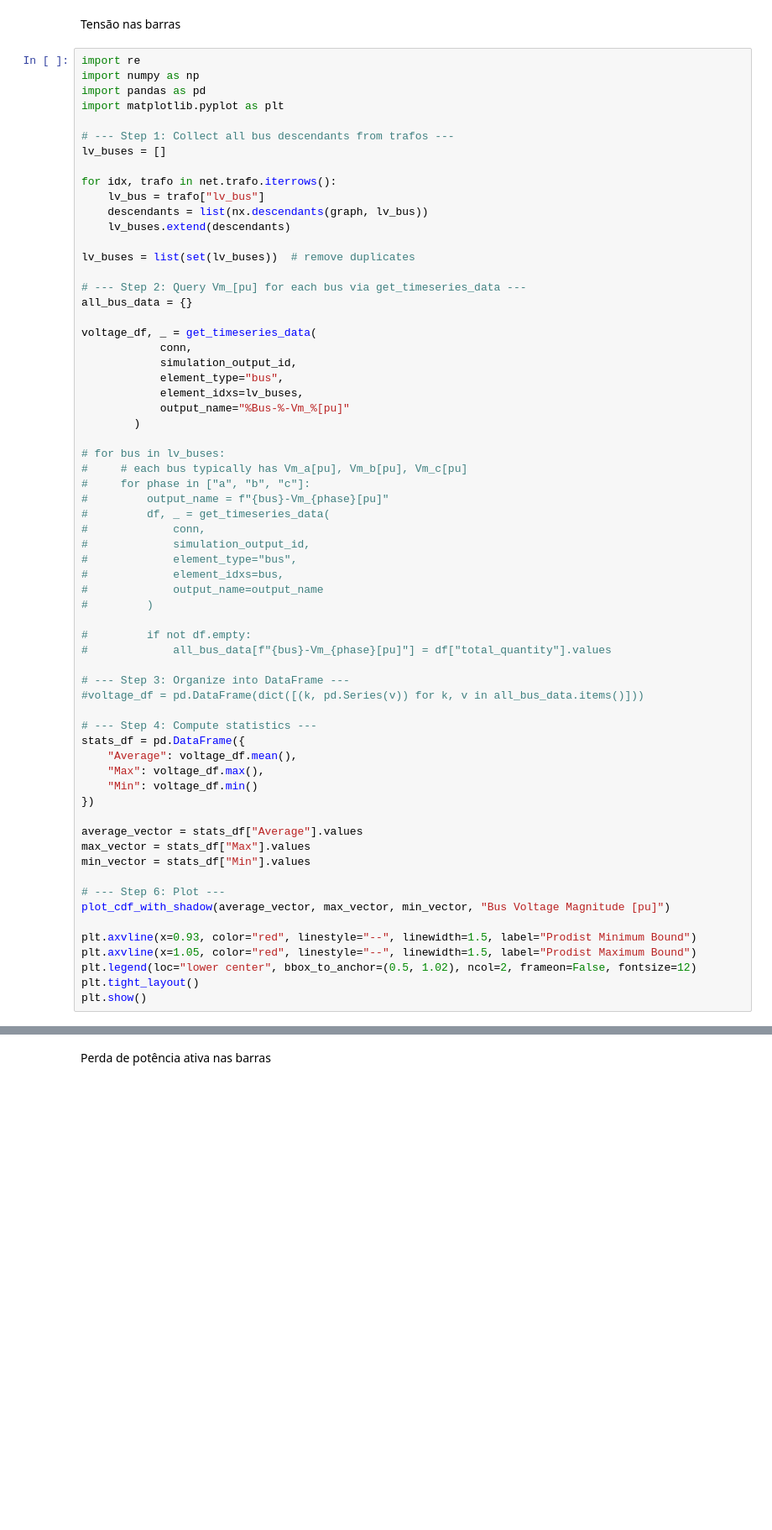
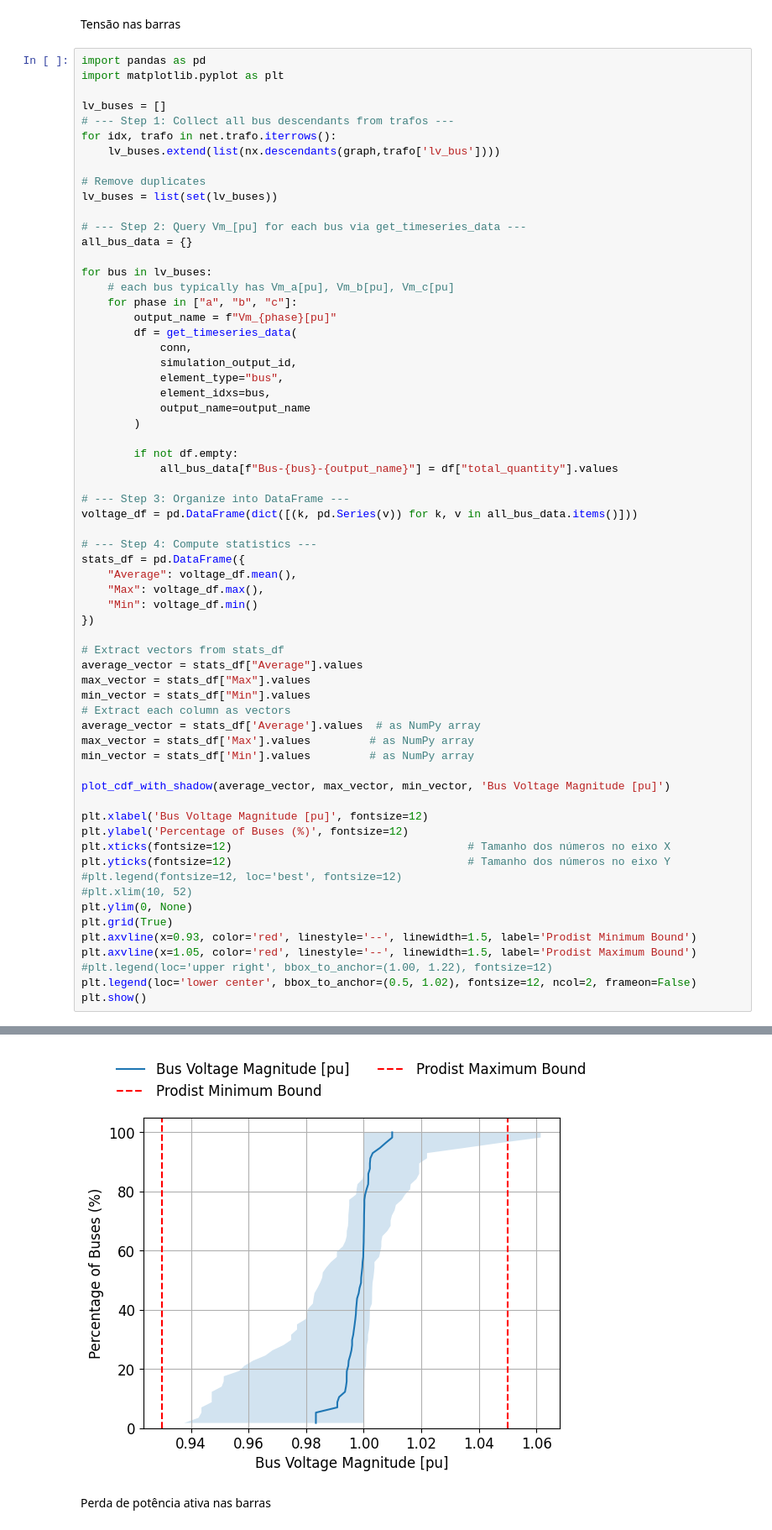
Before and after one commit to glmoritz/pandapower_tests, a Jupyter notebook: duilio_plots_postgres.ipynb, the cells around one changed output, grey strips where cells are left out. Shown at 84% size. Drawn from its saved outputs; the diff is of its cells as text; blank space fills up the shorter version.

```diff
--- a/duilio_plots_postgres.ipynb
+++ b/duilio_plots_postgres.ipynb
@@ -471,49 +473,37 @@ else:
 # %% [markdown]
 Tensão nas barras
 # %%
-import re
-import numpy as np
 import pandas as pd
 import matplotlib.pyplot as plt
 
+lv_buses = []
 # --- Step 1: Collect all bus descendants from trafos ---
-lv_buses = []
+for idx, trafo in net.trafo.iterrows():
+    lv_buses.extend(list(nx.descendants(graph,trafo['lv_bus'])))
 
-for idx, trafo in net.trafo.iterrows():
-    lv_bus = trafo["lv_bus"]
-    descendants = list(nx.descendants(graph, lv_bus))
-    lv_buses.extend(descendants)
-
-lv_buses = list(set(lv_buses))  # remove duplicates
+# Remove duplicates
+lv_buses = list(set(lv_buses))
 
 # --- Step 2: Query Vm_[pu] for each bus via get_timeseries_data ---
 all_bus_data = {}
 
-voltage_df, _ = get_timeseries_data(
+for bus in lv_buses:
+    # each bus typically has Vm_a[pu], Vm_b[pu], Vm_c[pu]
+    for phase in ["a", "b", "c"]:
+        output_name = f"Vm_{phase}[pu]"
+        df = get_timeseries_data(
             conn,
             simulation_output_id,
             element_type="bus",
-            element_idxs=lv_buses,
-            output_name="%Bus-%-Vm_%[pu]"
+            element_idxs=bus,
+            output_name=output_name
         )
 
-# for bus in lv_buses:
-#     # each bus typically has Vm_a[pu], Vm_b[pu], Vm_c[pu]
-#     for phase in ["a", "b", "c"]:
-#         output_name = f"{bus}-Vm_{phase}[pu]"
-#         df, _ = get_timeseries_data(
-#             conn,
-#             simulation_output_id,
-#             element_type="bus",
-#             element_idxs=bus,
-#             output_name=output_name
-#         )
-
-#         if not df.empty:
-#             all_bus_data[f"{bus}-Vm_{phase}[pu]"] = df["total_quantity"].values
+        if not df.empty:
+            all_bus_data[f"Bus-{bus}-{output_name}"] = df["total_quantity"].values
 
 # --- Step 3: Organize into DataFrame ---
-#voltage_df = pd.DataFrame(dict([(k, pd.Series(v)) for k, v in all_bus_data.items()]))
+voltage_df = pd.DataFrame(dict([(k, pd.Series(v)) for k, v in all_bus_data.items()]))
 
 # --- Step 4: Compute statistics ---
 stats_df = pd.DataFrame({
@@ -522,16 +512,28 @@ stats_df = pd.DataFrame({
     "Min": voltage_df.min()
 })
 
+# Extract vectors from stats_df
 average_vector = stats_df["Average"].values
 max_vector = stats_df["Max"].values
 min_vector = stats_df["Min"].values
+# Extract each column as vectors
+average_vector = stats_df['Average'].values  # as NumPy array
+max_vector = stats_df['Max'].values         # as NumPy array
+min_vector = stats_df['Min'].values         # as NumPy array
 
-# --- Step 6: Plot ---
-plot_cdf_with_shadow(average_vector, max_vector, min_vector, "Bus Voltage Magnitude [pu]")
+plot_cdf_with_shadow(average_vector, max_vector, min_vector, 'Bus Voltage Magnitude [pu]')
 
-plt.axvline(x=0.93, color="red", linestyle="--", linewidth=1.5, label="Prodist Minimum Bound")
-plt.axvline(x=1.05, color="red", linestyle="--", linewidth=1.5, label="Prodist Maximum Bound")
-plt.legend(loc="lower center", bbox_to_anchor=(0.5, 1.02), ncol=2, frameon=False, fontsize=12)
-plt.tight_layout()
+plt.xlabel('Bus Voltage Magnitude [pu]', fontsize=12)
+plt.ylabel('Percentage of Buses (%)', fontsize=12)
+plt.xticks(fontsize=12)                                    # Tamanho dos números no eixo X
+plt.yticks(fontsize=12)                                    # Tamanho dos números no eixo Y
+#plt.legend(fontsize=12, loc='best', fontsize=12)
+#plt.xlim(10, 52)
+plt.ylim(0, None)
+plt.grid(True)
+plt.axvline(x=0.93, color='red', linestyle='--', linewidth=1.5, label='Prodist Minimum Bound')
+plt.axvline(x=1.05, color='red', linestyle='--', linewidth=1.5, label='Prodist Maximum Bound')
+#plt.legend(loc='upper right', bbox_to_anchor=(1.00, 1.22), fontsize=12)
+plt.legend(loc='lower center', bbox_to_anchor=(0.5, 1.02), fontsize=12, ncol=2, frameon=False)
 plt.show()
 # %% [output]
@@ -539,2 +540,3 @@ AttributeError: 'str' object has no attribute 'mean'
+[figure, added]
 # %% [markdown]
 Perda de potência ativa nas barras
```
Also changed, not shown: parts of 10 cells of this notebook, 3 other files.
